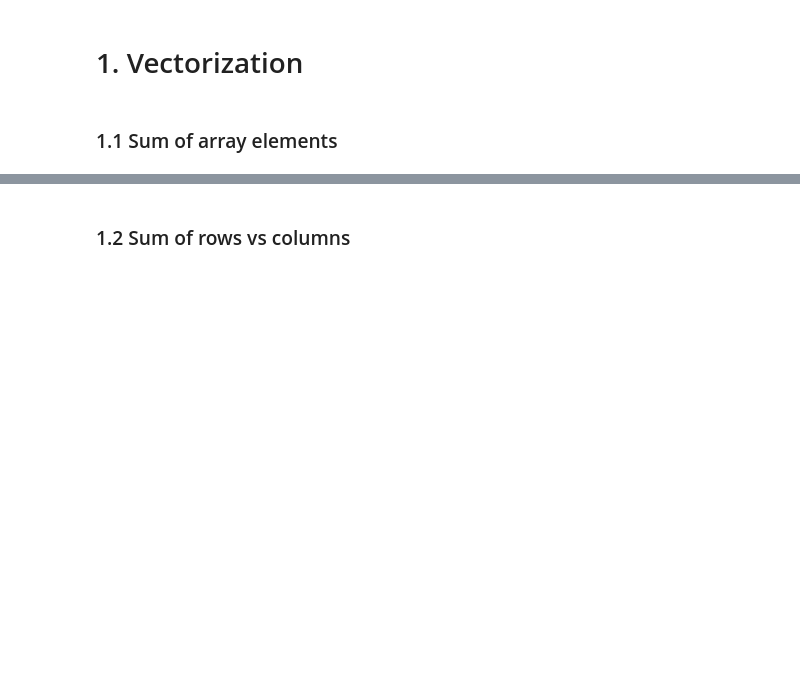
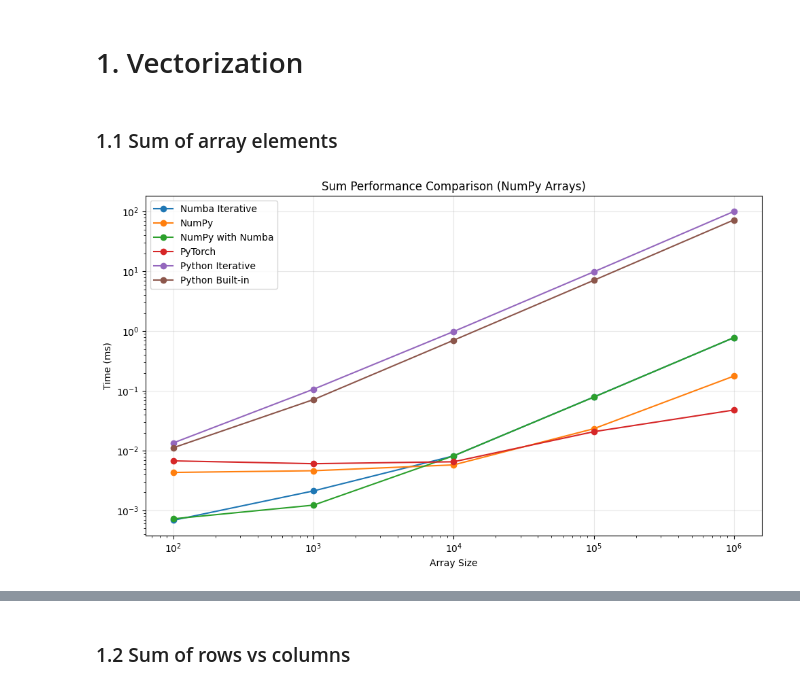
Before and after one commit to igorjakus/zosia2026_talk, a Jupyter notebook: examples.ipynb, the cells around one changed output, grey strips where cells are left out. Saved outputs shown, nothing was run; the diff lists cells and outputs as text; code cells hidden in the pictures; blank space fills up the shorter version.

```diff
--- a/examples.ipynb
+++ b/examples.ipynb
@@ -23,31 +26,64 @@ def sum_numpy(x):
 
 @njit
 def sum_numpy_numba(x):
     return np.sum(x)
 
 
 def sum_torch(x):
     x_torch = torch.from_numpy(x)
     return torch.sum(x_torch).item()
 
 
 def sum_iterative(x):
     total = 0.0
     for value in x:
         total += value
     return total
 
 
 def sum_builtin(x):
     return sum(x)
 
 
 sum_functions = {
     "Numba Iterative": sum_numba,
     "NumPy": sum_numpy,
     "NumPy with Numba": sum_numpy_numba,
     "PyTorch": sum_torch,
     "Python Iterative": sum_iterative,
     "Python Built-in": sum_builtin,
 }
+
+
+def benchmark(sizes, runs=10):
+    all_results = {}
+    for n in sizes:
+        a = np.random.rand(n).astype(np.float32)
+        results = {}
+        for name, func in sum_functions.items():
+            func(a)  # warmup
+            duration = timeit.timeit(lambda: func(a), number=runs)
+            results[name] = duration / runs
+        all_results[n] = results
+
+    # Plot results
+    fig, ax = plt.subplots(figsize=(10, 6))
+    for name in sum_functions.keys():
+        times = [all_results[n][name] * 1000 for n in sizes]  # Convert to ms
+        ax.plot(sizes, times, marker="o", label=name)
+
+    ax.set_xscale("log")
+    ax.set_yscale("log")
+    ax.set_xlabel("Array Size")
+    ax.set_ylabel("Time (ms)")
+    ax.set_title("Sum Performance Comparison (NumPy Arrays)")
+    ax.legend()
+    ax.grid(True, alpha=0.3)
+    plt.tight_layout()
+    plt.show()
+
+
+benchmark([100, 1000, 10_000, 100_000, 1_000_000], runs=10)
+# %% [output]
+[figure, added]
 # %%
```
Also changed, not shown: parts of 21 cells of this notebook, 3 other files.
